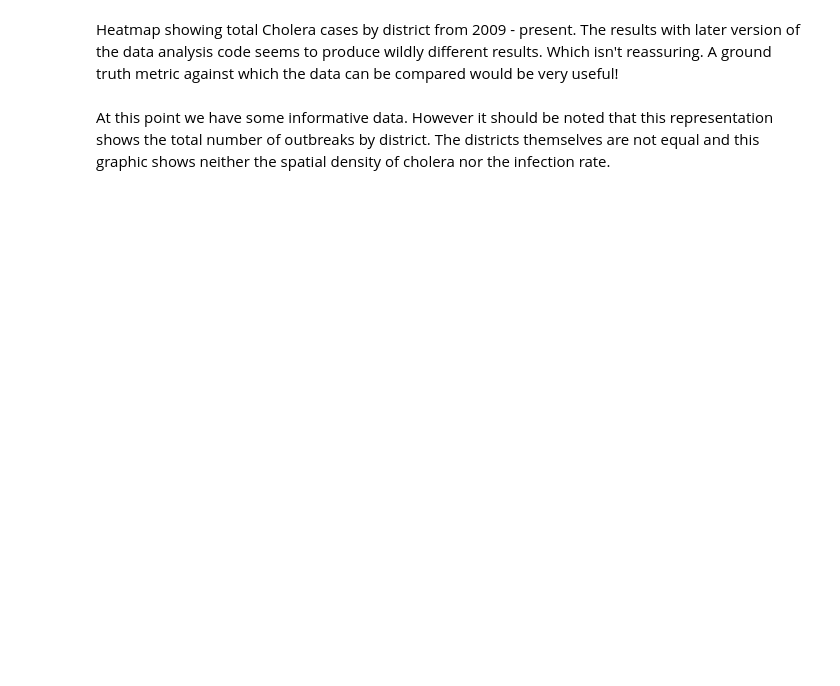
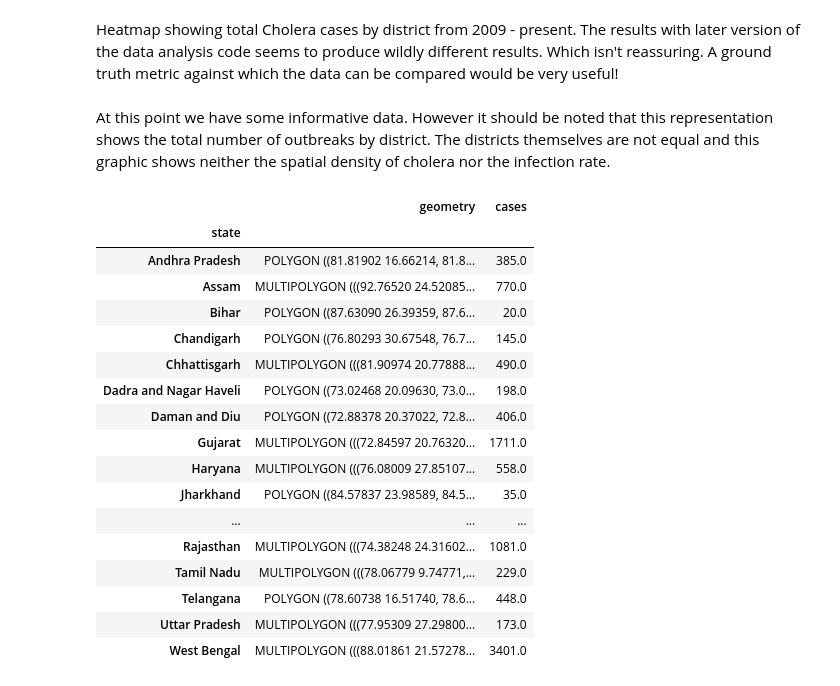
Before and after one commit to AngusLaurenson/idsp_converter, a Jupyter notebook: cleaning_and_merging_outbreaks_with_geospatial.ipynb, the cells around one changed output. Cells and saved outputs as stored; diff of their text form; code cells hidden in the pictures; blank space fills up the shorter version.

```diff
--- a/cleaning_and_merging_outbreaks_with_geospatial.ipynb
+++ b/cleaning_and_merging_outbreaks_with_geospatial.ipynb
@@ -268,3 +283,26 @@ plt.show()
 Heatmap showing total Cholera cases by district from 2009 - present. The results with later version of the data analysis code seems to produce wildly different results. Which isn't reassuring. A ground truth metric against which the data can be compared would be very useful!
 # %% [markdown]
 At this point we have some informative data. However it should be noted that this representation shows the total number of outbreaks by district. The districts themselves are not equal and this graphic shows neither the spatial density of cholera nor the infection rate.
+# %%
+cholera_state_cases = cholera_district_cases.dissolve(by='state',aggfunc='sum')
+# %%
+cholera_state_cases
+# %% [output]
+|  | geometry | cases |
+| state |  |  |
+| Andhra Pradesh | POLYGON ((81.81902 16.66214, 81.8... | 385.0 |
+| Assam | MULTIPOLYGON (((92.76520 24.52085... | 770.0 |
+| Bihar | POLYGON ((87.63090 26.39359, 87.6... | 20.0 |
+| Chandigarh | POLYGON ((76.80293 30.67548, 76.7... | 145.0 |
+| Chhattisgarh | MULTIPOLYGON (((81.90974 20.77888... | 490.0 |
+| Dadra and Nagar Haveli | POLYGON ((73.02468 20.09630, 73.0... | 198.0 |
+| Daman and Diu | POLYGON ((72.88378 20.37022, 72.8... | 406.0 |
+| Gujarat | MULTIPOLYGON (((72.84597 20.76320... | 1711.0 |
+| Haryana | MULTIPOLYGON (((76.08009 27.85107... | 558.0 |
+| Jharkhand | POLYGON ((84.57837 23.98589, 84.5... | 35.0 |
+| ... | ... | ... |
+| Rajasthan | MULTIPOLYGON (((74.38248 24.31602... | 1081.0 |
+| Tamil Nadu | MULTIPOLYGON (((78.06779 9.74771,... | 229.0 |
+| Telangana | POLYGON ((78.60738 16.51740, 78.6... | 448.0 |
+| Uttar Pradesh | MULTIPOLYGON (((77.95309 27.29800... | 173.0 |
+| West Bengal | MULTIPOLYGON (((88.01861 21.57278... | 3401.0 |
```
Also changed, not shown: parts of 14 cells of this notebook.
